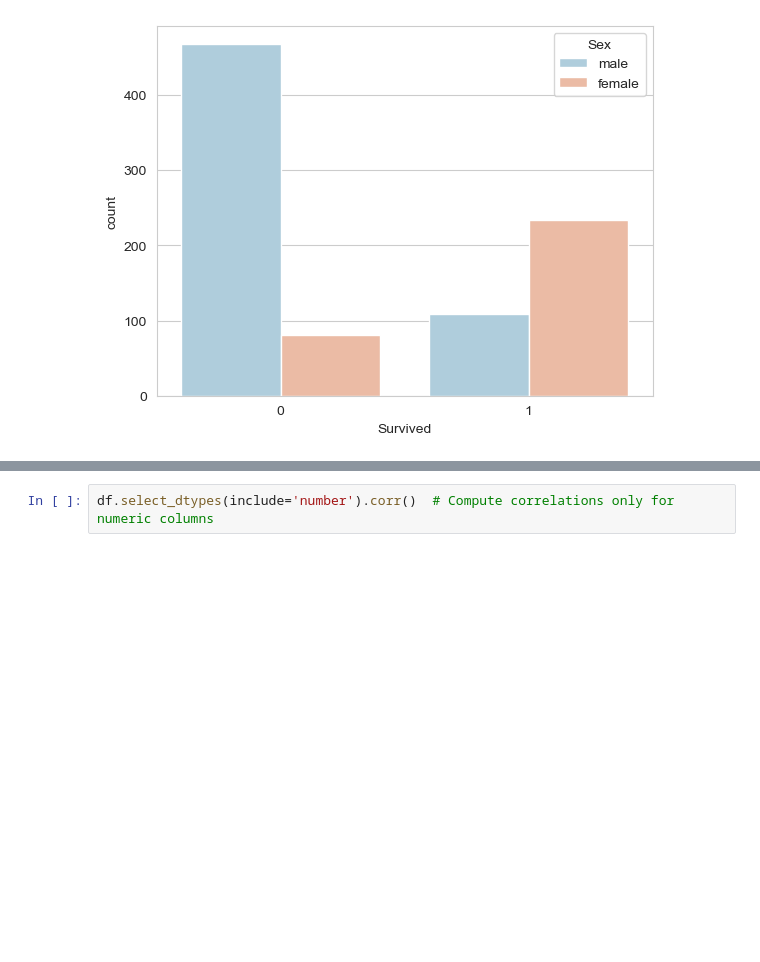
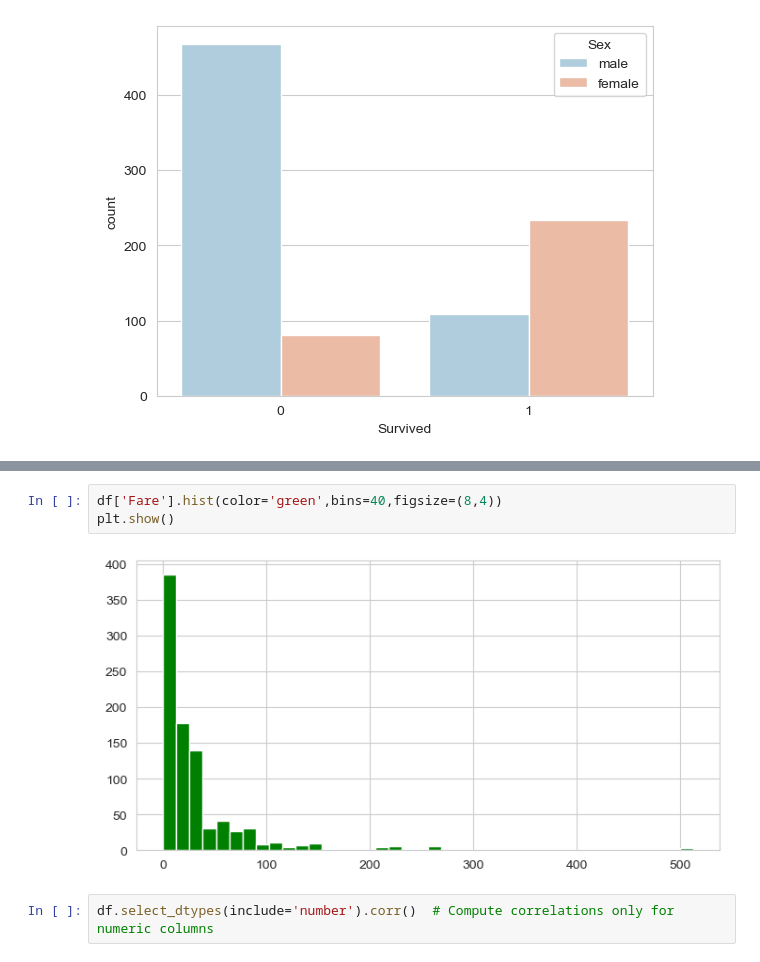
Before and after one commit to rudxkush/Machine-Learning, a Jupyter notebook: Titanic Prediction.ipynb, the cells around one changed output, grey strips where cells are left out. Saved outputs shown, nothing was run; the diff lists cells and outputs as text; blank space fills up the shorter version.

```diff
--- a/Titanic Prediction.ipynb
+++ b/Titanic Prediction.ipynb
@@ -134,3 +151,8 @@ plt.show()
+# %%
+df['Fare'].hist(color='green',bins=40,figsize=(8,4))
+plt.show()
+# %% [output]
+[figure, added]
 # %%
 df.select_dtypes(include='number').corr()  # Compute correlations only for numeric columns
 # %% [output]
```
Also changed, not shown: parts of 18 cells of this notebook.
